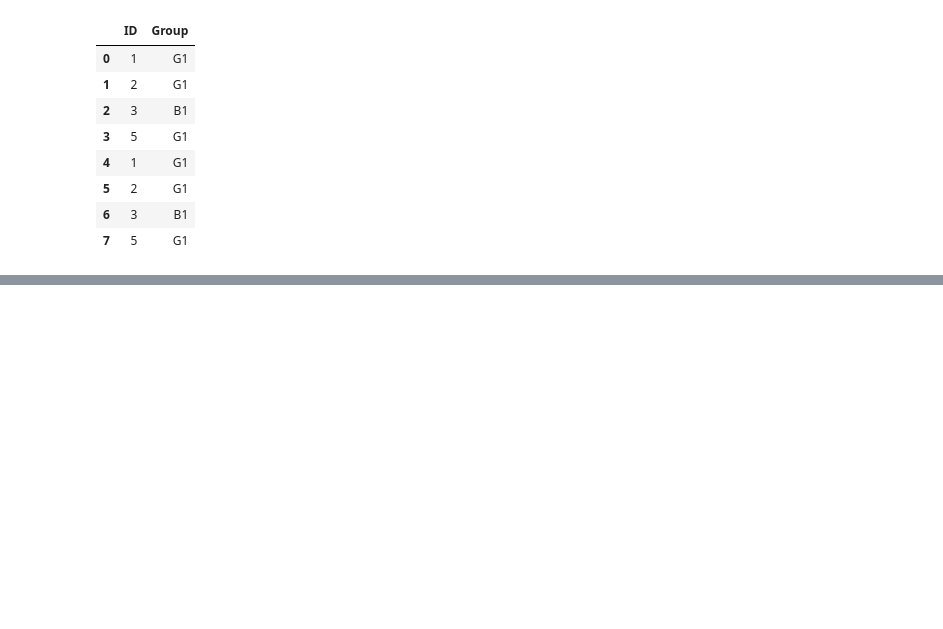
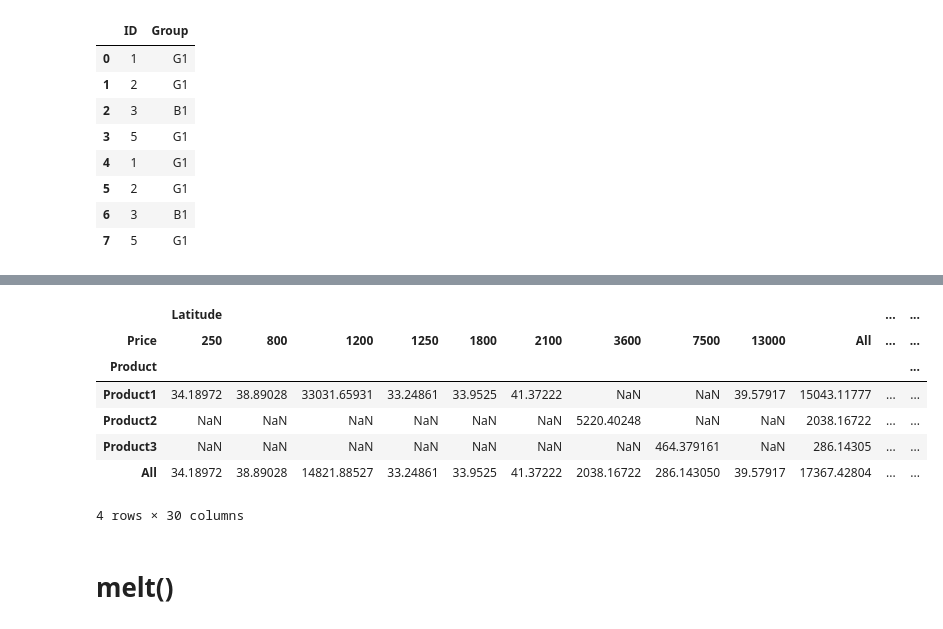
Before and after one commit to Rishab8077/Pandas-basic, a Jupyter notebook: Pandas_1.ipynb, the cells around one changed output, grey strips where cells are left out. Drawn from its saved outputs; the diff is of its cells as text; code cells hidden in the pictures; blank space fills up the shorter version.

Commit message:
join(),append(),pivot_table() and melt()

```diff
--- a/Pandas.ipynb
+++ b/Pandas_1.ipynb
@@ -1466,0 +1727,14 @@ pd.concat([df1,df2],ignore_index=True)
+# %%
+df.pivot_table(index='Product',columns='Price',aggfunc='sum',margins=True)
+#all column is added which gives grand total since we have use sum in aggfunc if we use mean it gives mean as grand total
+# %% [output]
+|  | Latitude |  |  |  |  |  |  |  |  |  | ... | ... |
+| Price | 250 | 800 | 1200 | 1250 | 1800 | 2100 | 3600 | 7500 | 13000 | All | ... | ... |
+| Product |  |  |  |  |  |  |  |  |  |  |  | ... |
+| Product1 | 34.18972 | 38.89028 | 33031.65931 | 33.24861 | 33.9525 | 41.37222 | NaN | NaN | 39.57917 | 15043.11777 | ... | ... |
+| Product2 | NaN | NaN | NaN | NaN | NaN | NaN | 5220.40248 | NaN | NaN | 2038.16722 | ... | ... |
+| Product3 | NaN | NaN | NaN | NaN | NaN | NaN | NaN | 464.379161 | NaN | 286.14305 | ... | ... |
+| All | 34.18972 | 38.89028 | 14821.88527 | 33.24861 | 33.9525 | 41.37222 | 2038.16722 | 286.143050 | 39.57917 | 17367.42804 | ... | ... |
+4 rows × 30 columns
+# %% [markdown]
+# melt()
```
Also changed, not shown: parts of 41 cells of this notebook.
